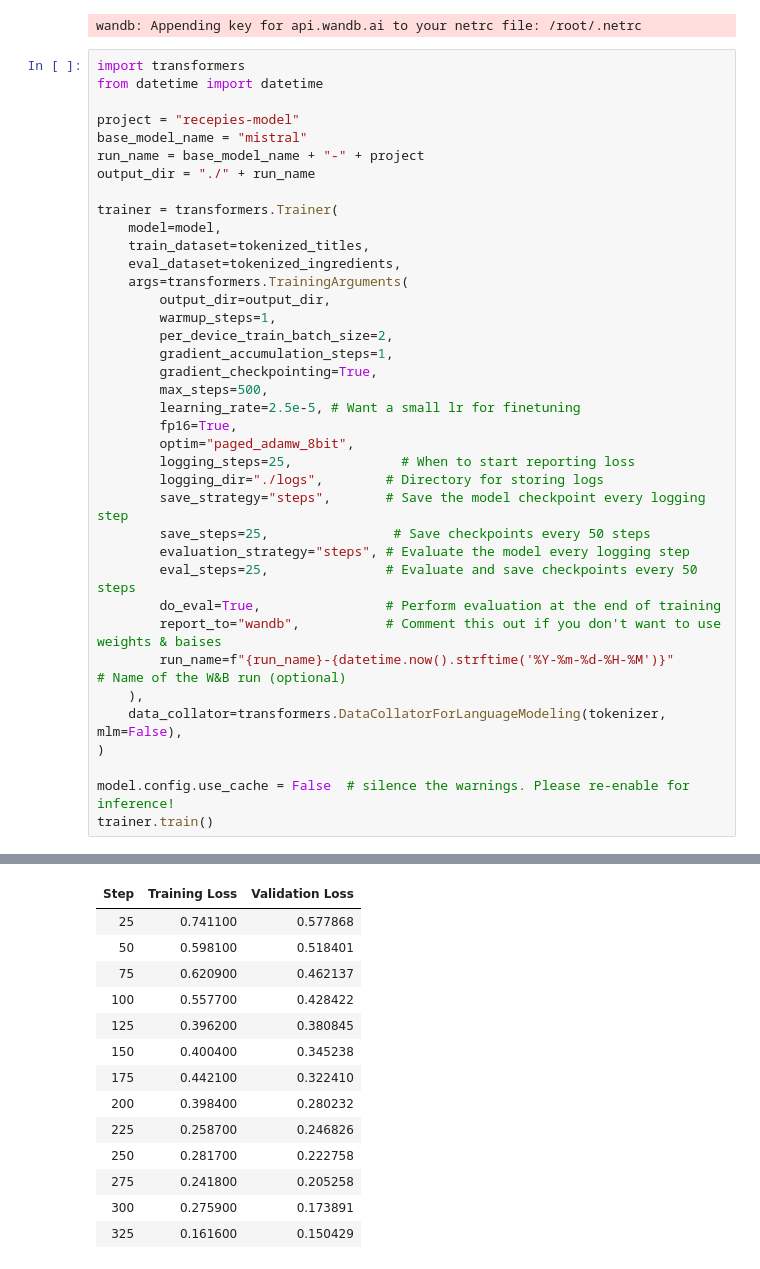
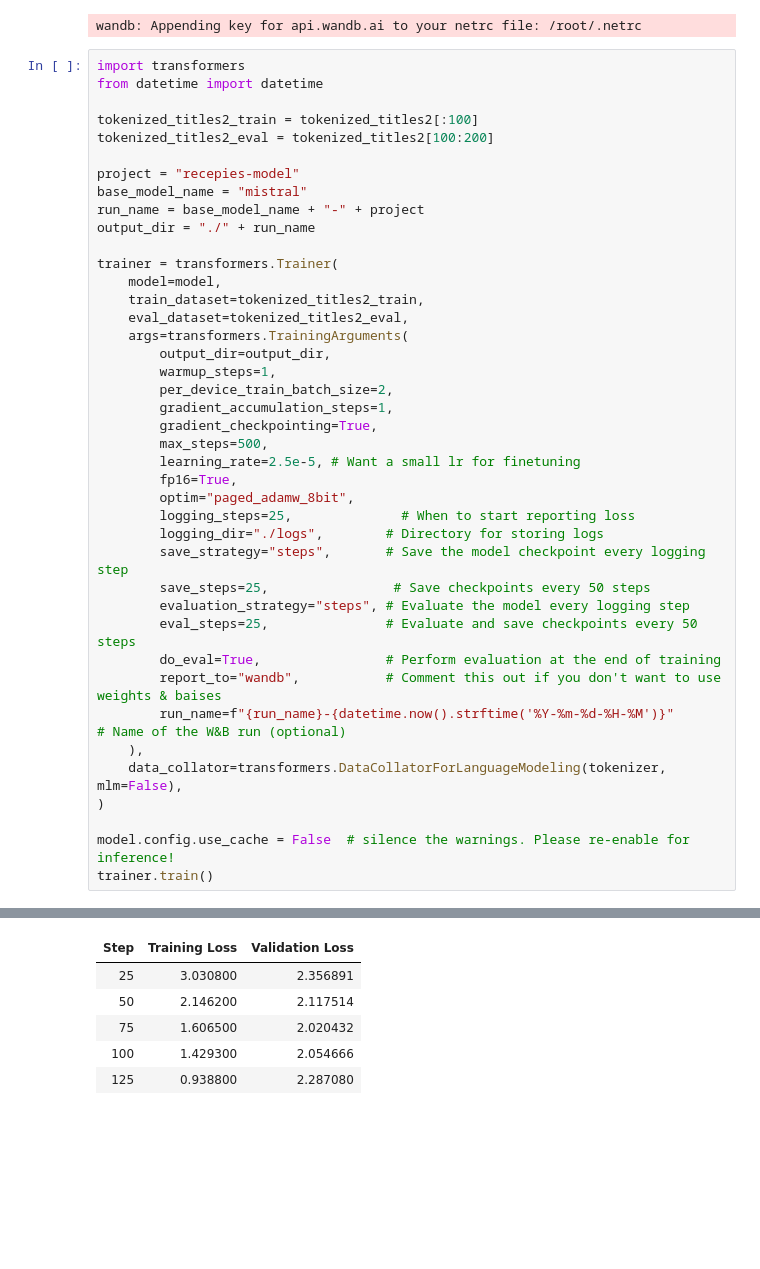
Before and after one commit to MattRamb97/Erasmus_Hardgainers, a Jupyter notebook: Recipes_model.ipynb, the cells around one changed output, grey strips where cells are left out. Drawn from its saved outputs; the diff is of its cells as text; blank space fills up the shorter version.

```diff
--- a/Recipes_model.ipynb
+++ b/Recipes_model.ipynb
@@ -423,6 +426,9 @@ wandb: Appending key for api.wandb.ai to your netrc file: /root/.netrc
 # %%
 import transformers
 from datetime import datetime
+
+tokenized_titles2_train = tokenized_titles2[:100]
+tokenized_titles2_eval = tokenized_titles2[100:200]
 
 project = "recepies-model"
 base_model_name = "mistral"
@@ -431,8 +437,8 @@ output_dir = "./" + run_name
 
 trainer = transformers.Trainer(
     model=model,
-    train_dataset=tokenized_titles,
-    eval_dataset=tokenized_ingredients,
+    train_dataset=tokenized_titles2_train,
+    eval_dataset=tokenized_titles2_eval,
     args=transformers.TrainingArguments(
         output_dir=output_dir,
         warmup_steps=1,
@@ -471,14 +477,6 @@ View run at https://wandb.ai/recipes_model/journal-finetune/runs/c1q2m4uz
 | Step | Training Loss | Validation Loss |
-| 25 | 0.741100 | 0.577868 |
-| 50 | 0.598100 | 0.518401 |
-| 75 | 0.620900 | 0.462137 |
-| 100 | 0.557700 | 0.428422 |
-| 125 | 0.396200 | 0.380845 |
-| 150 | 0.400400 | 0.345238 |
-| 175 | 0.442100 | 0.322410 |
-| 200 | 0.398400 | 0.280232 |
-| 225 | 0.258700 | 0.246826 |
-| 250 | 0.281700 | 0.222758 |
-| 275 | 0.241800 | 0.205258 |
-| 300 | 0.275900 | 0.173891 |
-| 325 | 0.161600 | 0.150429 |
+| 25 | 3.030800 | 2.356891 |
+| 50 | 2.146200 | 2.117514 |
+| 75 | 1.606500 | 2.020432 |
+| 100 | 1.429300 | 2.054666 |
+| 125 | 0.938800 | 2.287080 |
```
Also changed, not shown: parts of 6 cells of this notebook.
